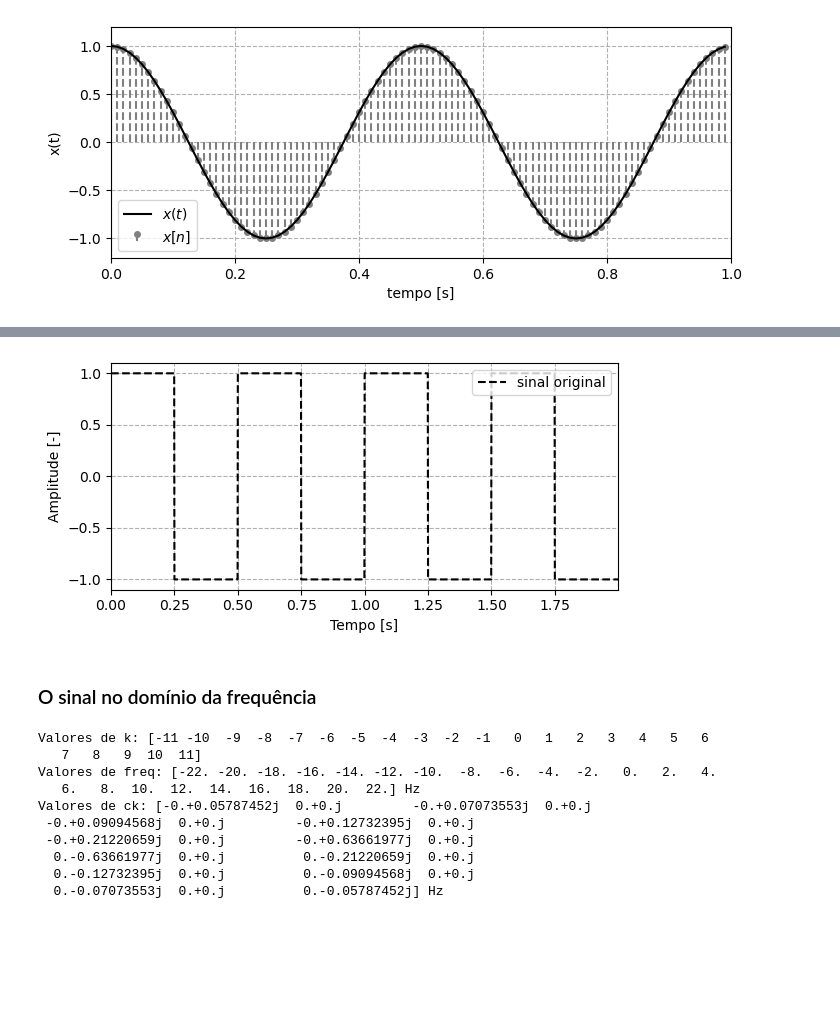
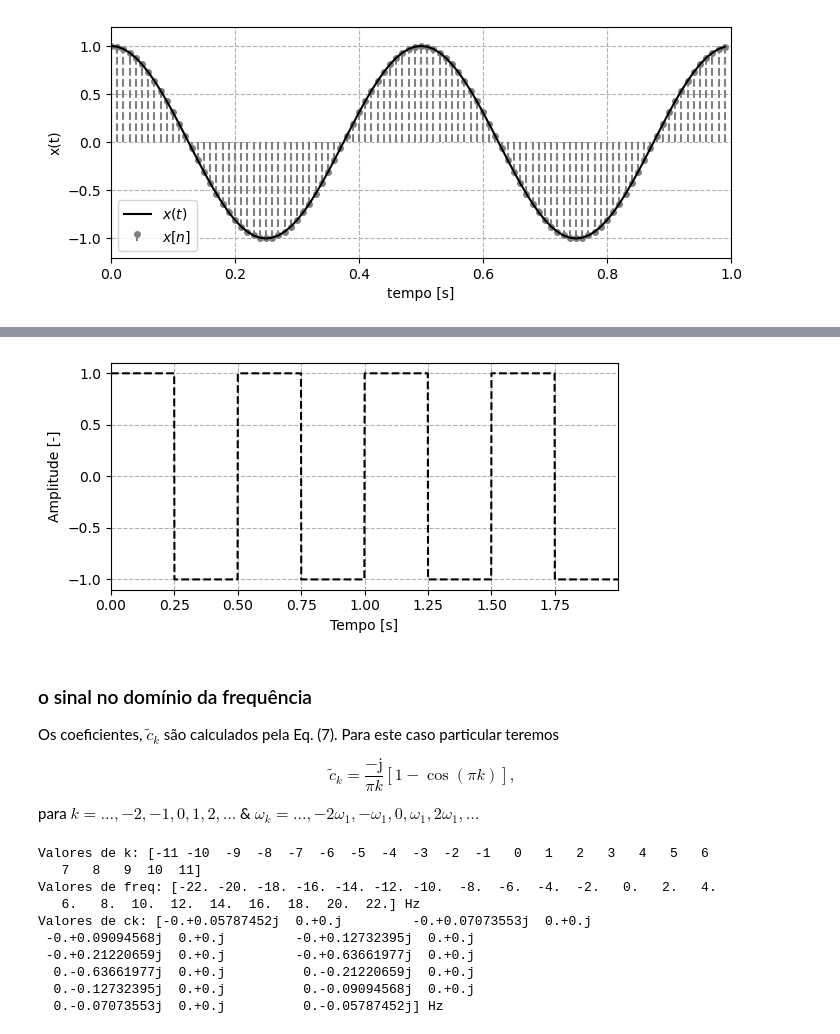
Before and after one commit to eric-brandao/problemas-inversos-discretos, a Jupyter notebook: 4_Sinais_e_sistemas_rev/Sinais_e_sistemas_rev.ipynb, the cells around one changed output, grey strips where cells are left out. Cells and saved outputs as stored; diff of their text form; code cells hidden in the pictures; blank space fills up the shorter version.

```diff
--- a/4_Sinais_e_sistemas_rev/Sinais_e_sistemas_rev.ipynb
+++ b/4_Sinais_e_sistemas_rev/Sinais_e_sistemas_rev.ipynb
@@ -246,25 +240,31 @@ Vamos estudar o sinal $x(t)$, seus coeficientes $\tilde{c}_k$ e a reconstrução
 # %%
 Ts = 0.001
 t = np.arange(0, 2, Ts) # vetor temporal
 f1 = 2.0 # Frequencia fundamental
 w1 = 2*np.pi*f1
 
 # onda quadrada
 xt = scipy.signal.square(2 * np.pi * f1 * t)
 # Figura
 plt.figure(figsize = (6,3))
-plt.plot(t, xt, '--k', linewidth = 1.5, label = 'sinal original')
-plt.legend(loc = 'upper right')
+plt.plot(t, xt, '--k', linewidth = 1.5)
 plt.grid(linestyle = '--', which='both')
 plt.xlabel('Tempo [s]')
 plt.ylabel('Amplitude [-]')
 plt.xlim((0, t[-1]))
 plt.tight_layout()
 plt.show()
 # %% [output]
-[figure, old version]
+[figure, new version]
 # %% [markdown]
-### O sinal no domínio da frequência
+### o sinal no domínio da frequência
+
+Os coeficientes, $\tilde{c}_k$ são calculados pela Eq. (7). Para este caso particular teremos
+
+\begin{equation}
+\tilde{c}_k = \frac{-\text{j}}{\pi k}[1-\cos(\pi k)],
+\end{equation}
+para $k = \ldots, -2, -1, 0, 1, 2, \ldots$ \& $\omega_k = \ldots, -2\omega_1, -\omega_1, 0, \omega_1, 2\omega_1, \ldots$
 # %%
 max_k = 11 # valor máximo de harmônicas
 k = np.arange(-max_k, max_k+1)
```
Also changed, not shown: parts of 19 cells of this notebook, 12 other files.
